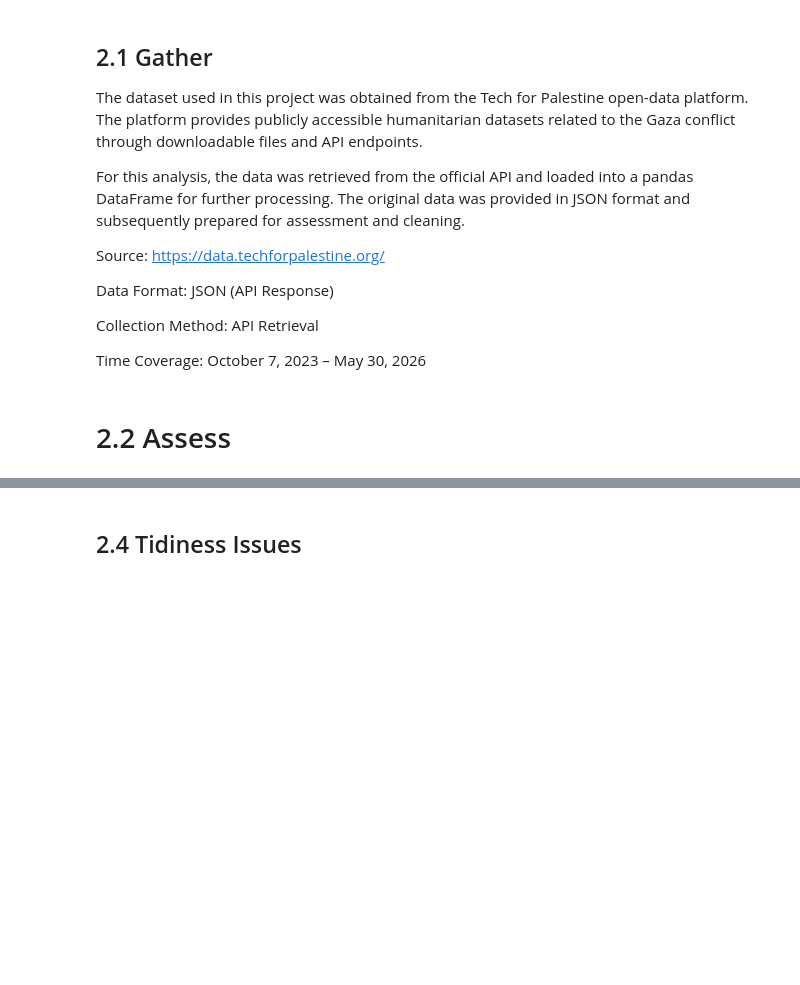
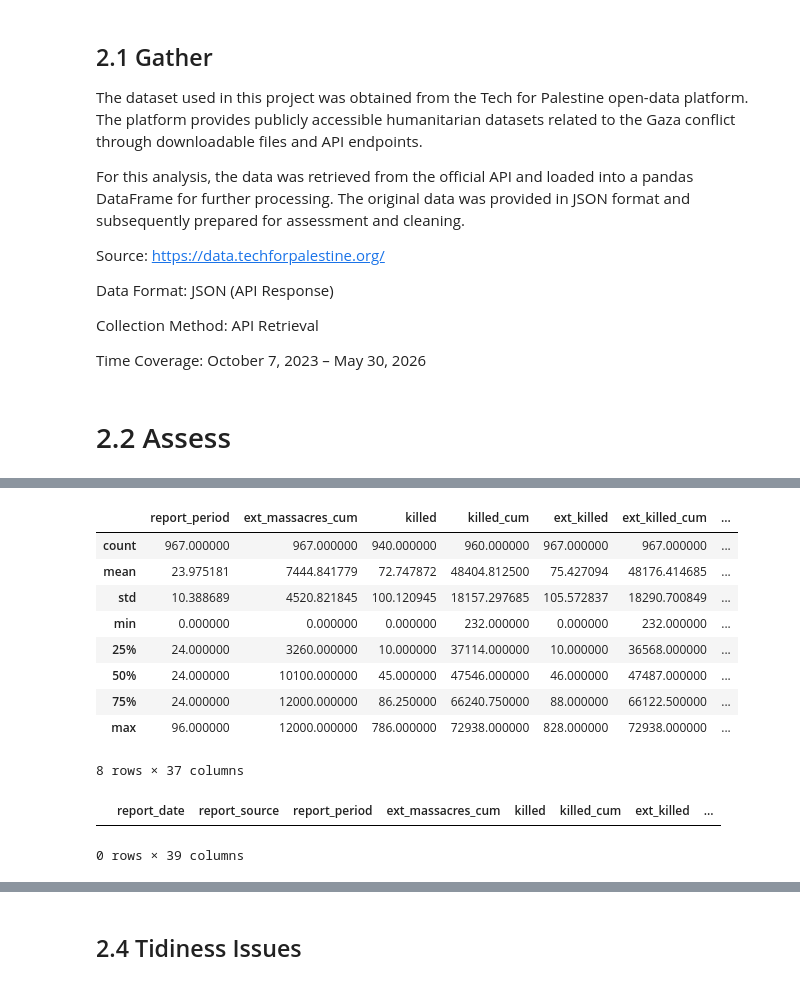
Before and after one commit to aya-alharazin/gaza-humanitarian-data-analysis, a Jupyter notebook: eda.ipynb, the cells around one changed output, grey strips where cells are left out. Drawn from its saved outputs; the diff is of its cells as text; code cells hidden in the pictures; blank space fills up the shorter version.

```diff
--- a/eda.ipynb
+++ b/eda.ipynb
@@ -55,0 +58,3 @@ Time Coverage: October 7, 2023 – May 30, 2026
+# %%
+df = pd.read_csv('Gaza Casualties and Infrastructure Damage Dataset.csv')
+df.head()
@@ -56,2 +93,20 @@ Time Coverage: October 7, 2023 – May 30, 2026
+# %%
+df.describe()
+# %% [output]
+|  | report_period | ext_massacres_cum | killed | killed_cum | ext_killed | ext_killed_cum | ... |
+| count | 967.000000 | 967.000000 | 940.000000 | 960.000000 | 967.000000 | 967.000000 | ... |
+| mean | 23.975181 | 7444.841779 | 72.747872 | 48404.812500 | 75.427094 | 48176.414685 | ... |
+| std | 10.388689 | 4520.821845 | 100.120945 | 18157.297685 | 105.572837 | 18290.700849 | ... |
+| min | 0.000000 | 0.000000 | 0.000000 | 232.000000 | 0.000000 | 232.000000 | ... |
+| 25% | 24.000000 | 3260.000000 | 10.000000 | 37114.000000 | 10.000000 | 36568.000000 | ... |
+| 50% | 24.000000 | 10100.000000 | 45.000000 | 47546.000000 | 46.000000 | 47487.000000 | ... |
+| 75% | 24.000000 | 12000.000000 | 86.250000 | 66240.750000 | 88.000000 | 66122.500000 | ... |
+| max | 96.000000 | 12000.000000 | 786.000000 | 72938.000000 | 828.000000 | 72938.000000 | ... |
+8 rows × 37 columns
+# %%
+df[df.duplicated()]
+# %% [output]
+|  | report_date | report_source | report_period | ext_massacres_cum | killed | killed_cum | ext_killed | ... |
+0 rows × 39 columns
 # %% [markdown]
 ## 2.3 Quality Issues
```
Also changed, not shown: parts of 5 cells of this notebook.
